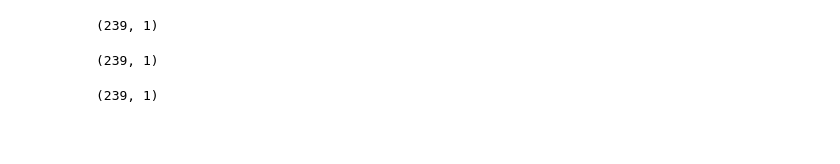
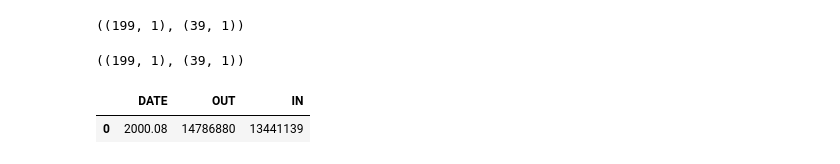
Before and after one commit to zarate02/deeplearn_open, a Jupyter notebook: kospi_price/source.ipynb, the cells around one changed output. Cells and saved outputs as stored; diff of their text form; code cells hidden in the pictures; blank space fills up the shorter version.

```diff
--- a/kospi_price/source.ipynb
+++ b/kospi_price/source.ipynb
@@ -43,29 +86,55 @@ m2_trin_o.shape
+# %%
+# 한국 M2K
+m2k_o = pd.read_csv('M2K.csv')
+m2k_o.head(1)
+m2k_o = m2k_o.drop(['DATE'], axis=1)
+
+m2k_o_date = np.array(m2k_o)
+
+m2k_train = m2k_o_date[1:200]
+m2k_test = m2k_o_date[200:]
+
+min_max_scaler.fit(m2k_train)
+m2k_train = min_max_scaler.transform(m2k_train)
+std_scaler.fit(m2k_train)
+m2k_train = std_scaler.transform(m2k_train)
+
+min_max_scaler.fit(m2k_test)
+m2k_test = min_max_scaler.transform(m2k_test)
+std_scaler.fit(m2k_test)
+m2k_test = std_scaler.transform(m2k_test)
+
+m2k_train.shape, m2k_test.shape
+# %% [output]
+((199, 1), (39, 1))
+# %%
+# 한국 실업률
+nj_o = pd.read_csv('NJ.csv')
+nj_o.head(1)
+nj_o = nj_o.drop(['DATE'], axis=1)
+
+nj_o_date = np.array(nj_o)
+
+nj_train = nj_o_date[1:200]
+nj_test = nj_o_date[200:]
+
+min_max_scaler.fit(nj_train)
+nj_train = min_max_scaler.transform(nj_train)
+std_scaler.fit(nj_train)
+nj_train = std_scaler.transform(nj_train)
+
+min_max_scaler.fit(nj_test)
+nj_test = min_max_scaler.transform(nj_test)
+std_scaler.fit(nj_test)
+nj_test = std_scaler.transform(nj_test)
+
+nj_train.shape, nj_test.shape
+# %% [output]
+((199, 1), (39, 1))
 # %%
-# 한국 M2K
-m2k_trin_o = pd.read_csv('M2K.csv')
-m2k_trin_o.head(1)
-m2k_trin_o = m2k_trin_o.drop(['DATE'], axis=1)
-
-m2k_trin_o.shape
+# 한국 수출-수입액
+inout_o = pd.read_csv('INOUT.csv')
+inout_o.head(1)
 # %% [output]
-(239, 1)
+|  | DATE | OUT | IN |
+| 0 | 2000.08 | 14786880 | 13441139 |
-# %%
-# 한국 실업률
-nj_trin_o = pd.read_csv('NJ.csv')
-nj_trin_o.head(1)
-nj_trin_o = nj_trin_o.drop(['DATE'], axis=1)
-
-nj_trin_o.shape
-# %% [output]
-(239, 1)
-# %%
-# 코스피
-kospi_trin_o = pd.read_csv('KOSPI.csv')
-kospi_trin_o.head(1)
-
-kospi_date_or = np.array(kospi_trin_o)
-kospi_date_o = kospi_trin_o.drop(['DATE'], axis=1)
-
-kospi_date_o.shape
-# %% [output]
-(239, 1)
```
Also changed, not shown: parts of 26 cells of this notebook, 1 other file.
